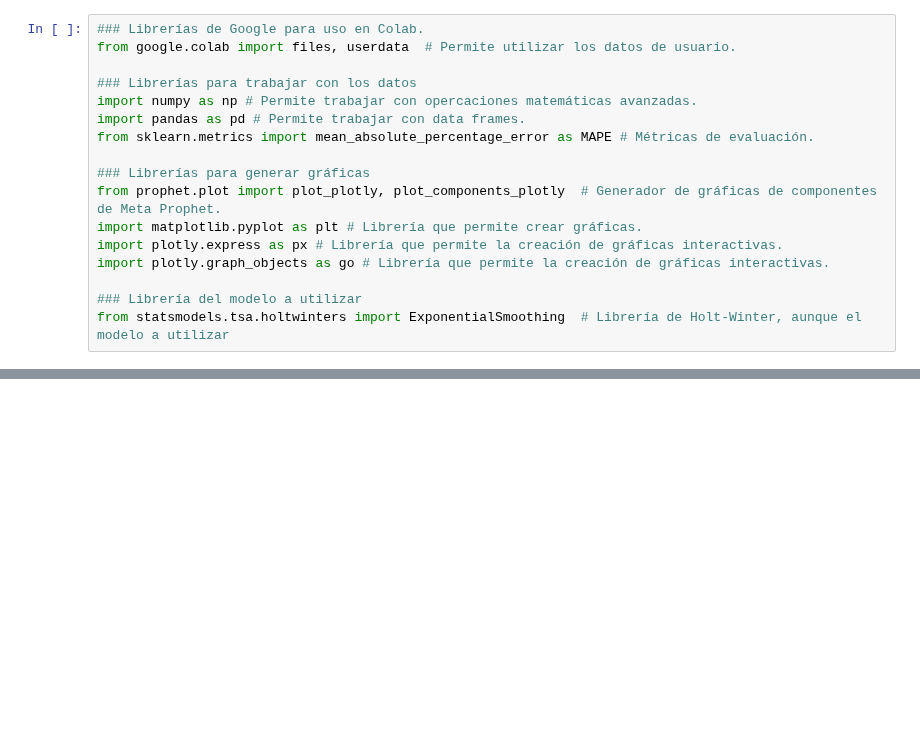
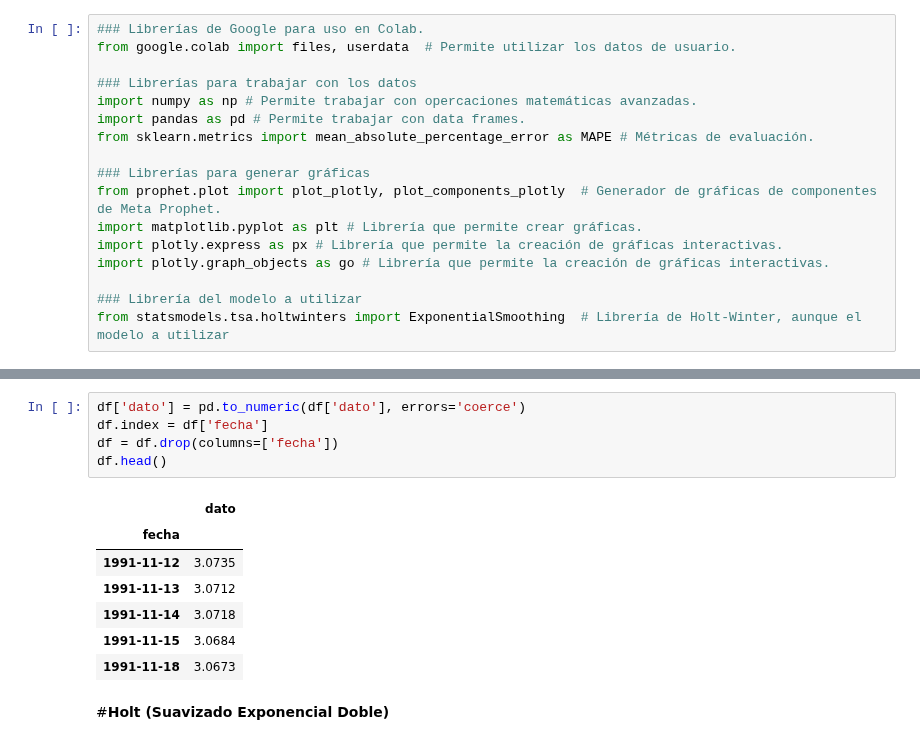
Before and after one commit to rubusarbaro/supplychain-forecast-FIME, a Jupyter notebook: PIA_Holt.ipynb, the cells around one changed output, grey strips where cells are left out. Saved outputs shown, nothing was run; the diff lists cells and outputs as text; blank space fills up the shorter version.

```diff
--- a/PIA_Holt.ipynb
+++ b/PIA_Holt.ipynb
@@ -33,0 +209,15 @@ from statsmodels.tsa.holtwinters import ExponentialSmoothing  # Librería de Hol
+# %%
+df['dato'] = pd.to_numeric(df['dato'], errors='coerce')
+df.index = df['fecha']
+df = df.drop(columns=['fecha'])
+df.head()
+# %% [output]
+|  | dato |
+| fecha |  |
+| 1991-11-12 | 3.0735 |
+| 1991-11-13 | 3.0712 |
+| 1991-11-14 | 3.0718 |
+| 1991-11-15 | 3.0684 |
+| 1991-11-18 | 3.0673 |
+# %% [markdown]
+#**Holt (Suavizado Exponencial Doble)**
```
Also changed, not shown: parts of 11 cells of this notebook.
